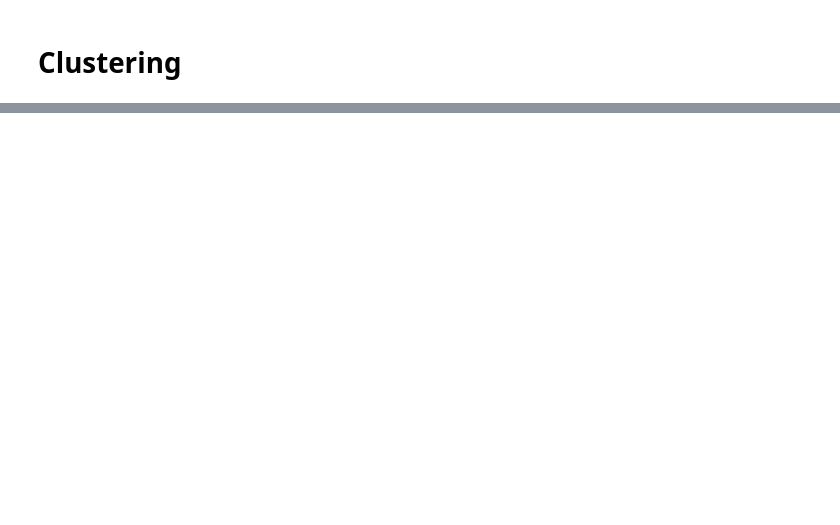
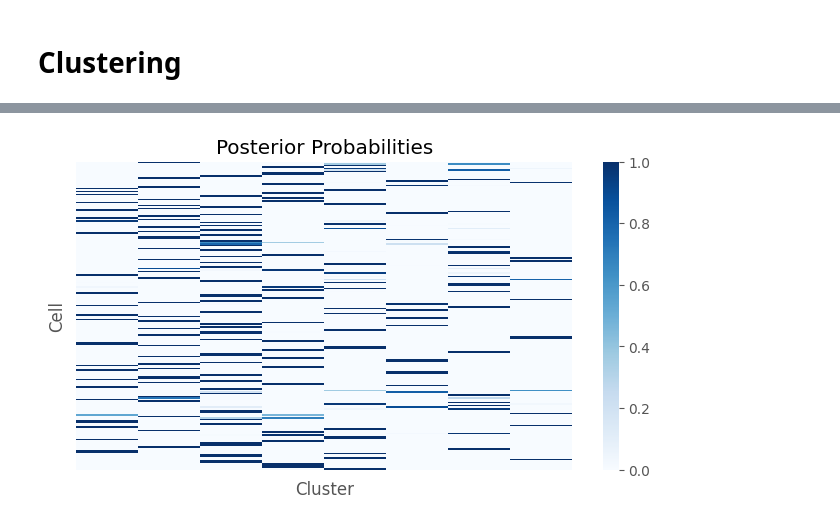
Before and after one commit to costasmexis/machinelearningcourse, a Jupyter notebook: assignment_3/Untitled.ipynb, the cells around one changed output, grey strips where cells are left out. Saved outputs shown, nothing was run; the diff lists cells and outputs as text; code cells hidden in the pictures; blank space fills up the shorter version.

```diff
--- a/assignment_3/Untitled.ipynb
+++ b/assignment_3/Untitled.ipynb
@@ -185,0 +247,9 @@ Optimal covariance matrix type: full
+# %%
+# Create a heatmap of posterior probabilities
+sns.heatmap(dataset.posterior_probs, cmap='Blues', xticklabels=False, yticklabels=False)
+plt.xlabel('Cluster')
+plt.ylabel('Cell')
+plt.title('Posterior Probabilities')
+plt.show()
+# %% [output]
+[figure, added]
```
Also changed, not shown: parts of 9 cells of this notebook.
